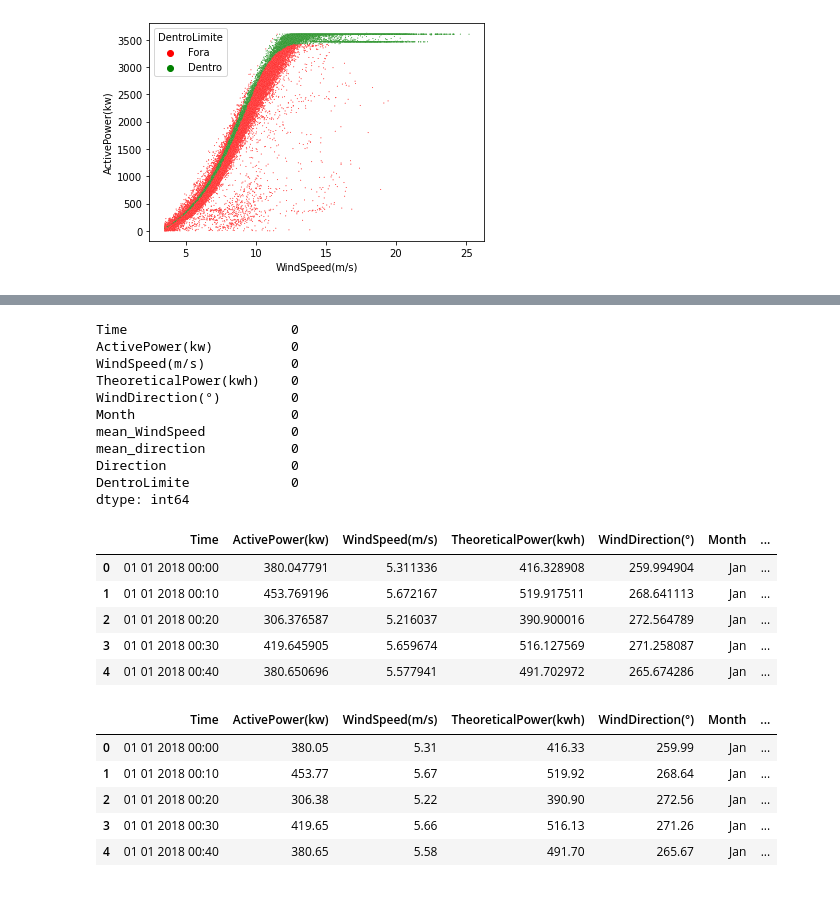
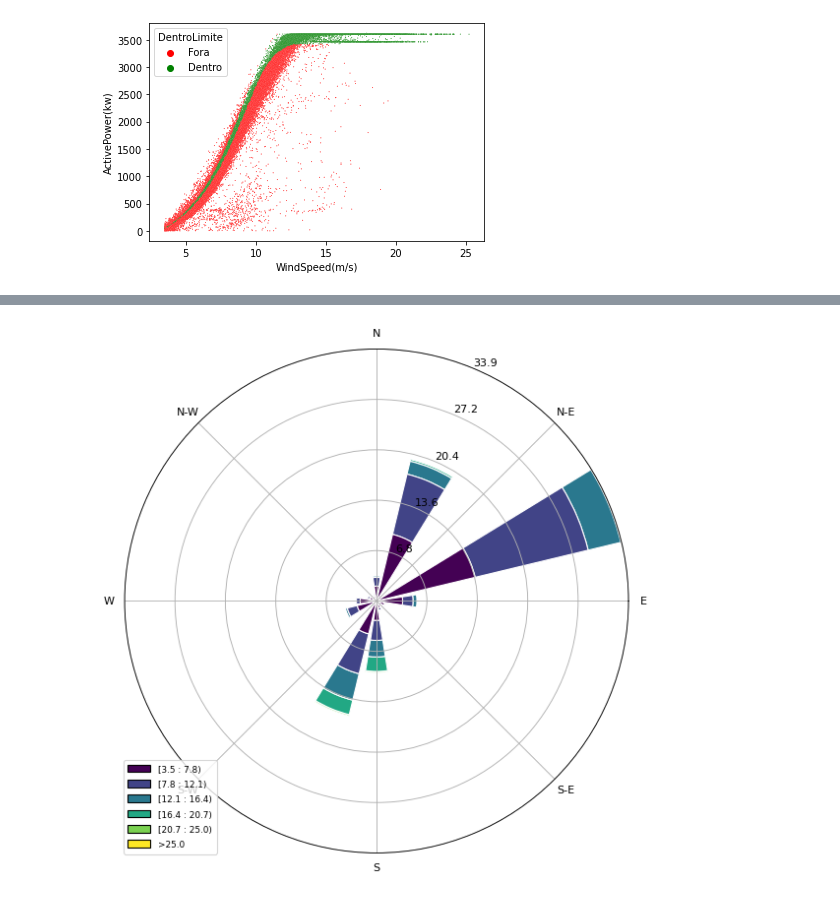
Before and after one commit to RaulOAlves/Wind_Turbine_Scada, a Jupyter notebook: Wind_Turbine_Scada.ipynb, the cells around one changed output, grey strips where cells are left out. Drawn from its saved outputs; the diff is of its cells as text; code cells hidden in the pictures.

```diff
--- a/Wind_Turbine_Scada.ipynb
+++ b/Wind_Turbine_Scada.ipynb
@@ -302,46 +337,8 @@ df_2.head()
-# %%
-# Filtrando os valores onde o a velocidade do vento é maior que 3.5 e o Active power é zero, pois as turbinas não estão funcionando nessas condições.
-
-df_3 = df_2[(df_2['WindSpeed(m/s)']>3.5) & (df_2['ActivePower(kw)']!=0)]
-print(df_3.isnull().sum())
-df_3.head()
-# %% [output]
-Time                     0
-ActivePower(kw)          0
-WindSpeed(m/s)           0
-TheoreticalPower(kwh)    0
-WindDirection(°)         0
-Month                    0
-mean_WindSpeed           0
-mean_direction           0
-Direction                0
-DentroLimite             0
-dtype: int64
-|  | Time | ActivePower(kw) | WindSpeed(m/s) | TheoreticalPower(kwh) | WindDirection(°) | Month | ... |
-| 0 | 01 01 2018 00:00 | 380.047791 | 5.311336 | 416.328908 | 259.994904 | Jan | ... |
-| 1 | 01 01 2018 00:10 | 453.769196 | 5.672167 | 519.917511 | 268.641113 | Jan | ... |
-| 2 | 01 01 2018 00:20 | 306.376587 | 5.216037 | 390.900016 | 272.564789 | Jan | ... |
-| 3 | 01 01 2018 00:30 | 419.645905 | 5.659674 | 516.127569 | 271.258087 | Jan | ... |
-| 4 | 01 01 2018 00:40 | 380.650696 | 5.577941 | 491.702972 | 265.674286 | Jan | ... |
-# %%
-# Criando a coluna "Losses" e calculando a quantidade de potência perdida
-
-df['Loss_Values(kw)'] = df['TheoreticalPower(kwh)']-df['ActivePower(kw)']
-df['Loss(%)'] = df['Loss_Values(kw)']/df['TheoreticalPower(kwh)']*100
-
-# Arredondando as casa decimais
-
-df = df.round({'ActivePower(kw)': 2,
-               'WindSpeed(m/s)': 2,
-               'TheoreticalPower(kwh)': 2,
-               'WindDirection(°)': 2,
-               'Loss_Values(kw)': 2,
-               'Loss(%)': 2})
-df.head()
-# %% [output]
-|  | Time | ActivePower(kw) | WindSpeed(m/s) | TheoreticalPower(kwh) | WindDirection(°) | Month | ... |
-| 0 | 01 01 2018 00:00 | 380.05 | 5.31 | 416.33 | 259.99 | Jan | ... |
-| 1 | 01 01 2018 00:10 | 453.77 | 5.67 | 519.92 | 268.64 | Jan | ... |
-| 2 | 01 01 2018 00:20 | 306.38 | 5.22 | 390.90 | 272.56 | Jan | ... |
-| 3 | 01 01 2018 00:30 | 419.65 | 5.66 | 516.13 | 271.26 | Jan | ... |
-| 4 | 01 01 2018 00:40 | 380.65 | 5.58 | 491.70 | 265.67 | Jan | ... |
+# %%
+# Verificando a direção do vento predominante
+ax = WindroseAxes.from_ax()
+ax.bar(df_3['mean_direction'], df_3['mean_WindSpeed'], normed=True, opening=0.8, edgecolor='white')
+ax.set_legend()
+plt.show()
+# %% [output]
+[figure, added]
```
Also changed, not shown: parts of 24 cells of this notebook.
